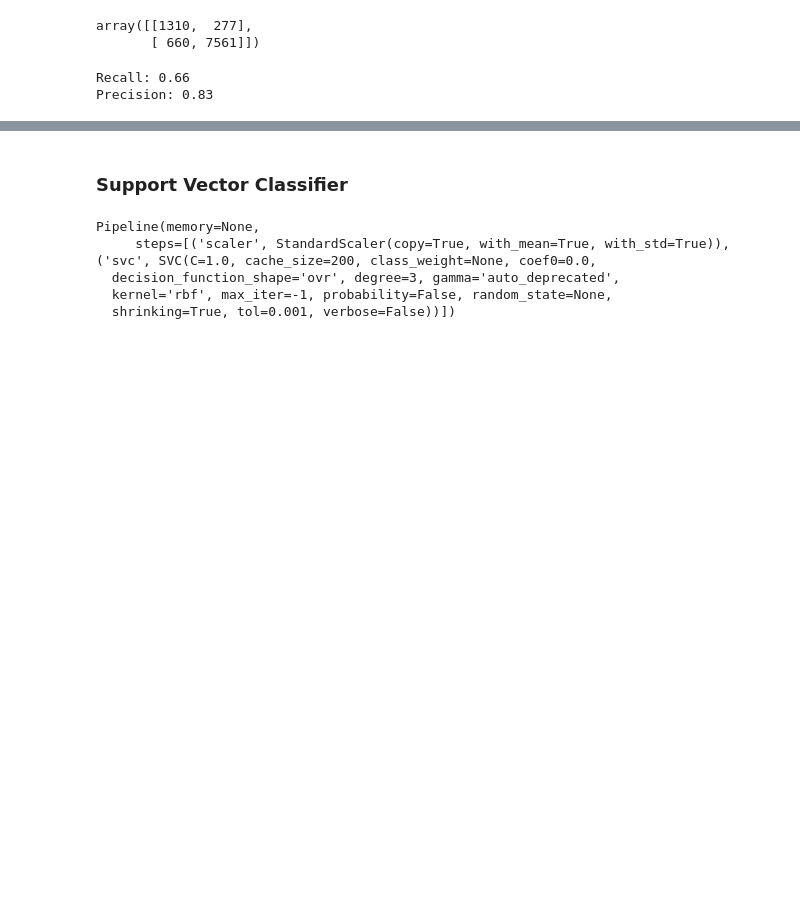
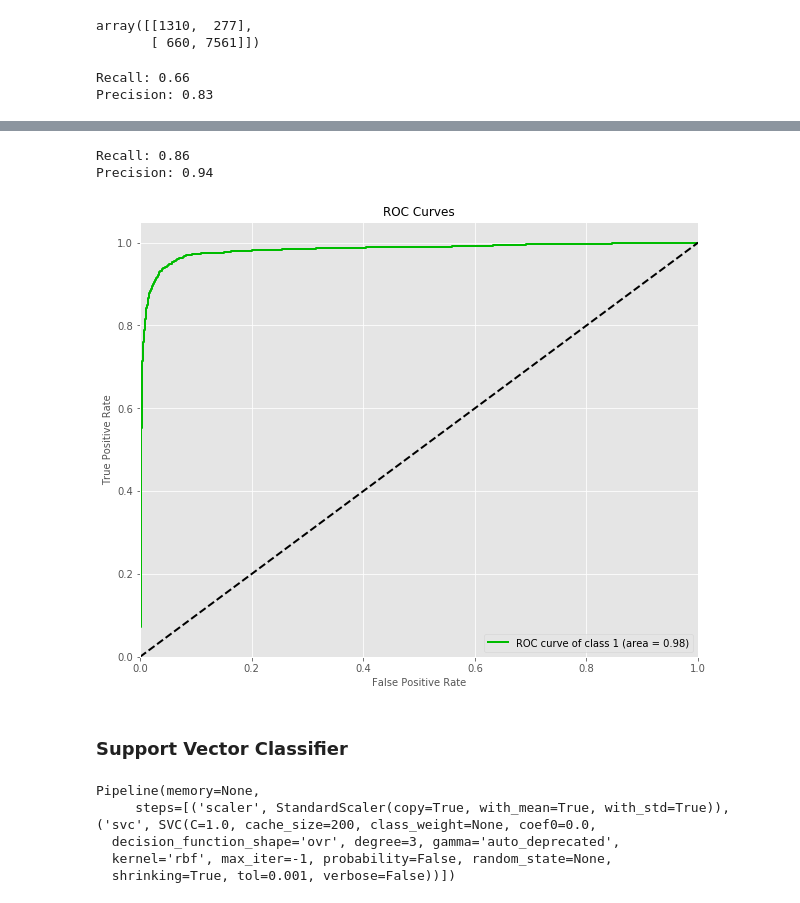
Before and after one commit to Chibuzor44/classification, a Jupyter notebook: best_models.ipynb, the cells around one changed output, grey strips where cells are left out. Cells and saved outputs as stored; diff of their text form; code cells hidden in the pictures; blank space fills up the shorter version.

```diff
--- a/best_models.ipynb
+++ b/best_models.ipynb
@@ -604,0 +350,13 @@ df_na.isnull().sum(axis=0).sort_values(ascending=False)
+# %%
+gb4 = GradientBoostingClassifier()
+
+param_grid4 = {"learning_rate": [0.6,0.8],
+               "n_estimators":[200, 300, 400, 500, 600],
+                "max_depth":[2,3,5],
+                "max_features":["log2", "sqrt",],
+                "criterion": ["friedman_mse"]}
+
+# run grid search
+grid_search4 = GridSearchCV(gb4, param_grid=param_grid4, n_jobs=-1)
+
+grid_search4.fit(X_scaled, y_train_res)
@@ -604,0 +375,3 @@ df_na.isnull().sum(axis=0).sort_values(ascending=False)
+# %%
+gb_best = grid_search4.best_estimator_
+gb_best
@@ -604,0 +392,15 @@ df_na.isnull().sum(axis=0).sort_values(ascending=False)
+# %%
+print("Recall: {}".format(round(recall_gb4,2)))
+print("Precision: {}".format(round(precision_gb4,2)))
+# %% [output]
+Recall: 0.86
+Precision: 0.94
+# %%
+#predicted probabilities
+scores4 = gb_best.predict_proba(X_test_scaled)
+# %%
+_=skplt.metrics.plot_roc(y_test, scores4,
+                         classes_to_plot=[1], plot_micro=False,
+                         plot_macro=False, figsize=(10,8))
+# %% [output]
+[figure, added]
```
Also changed, not shown: parts of 97 cells of this notebook, 2 other files.
